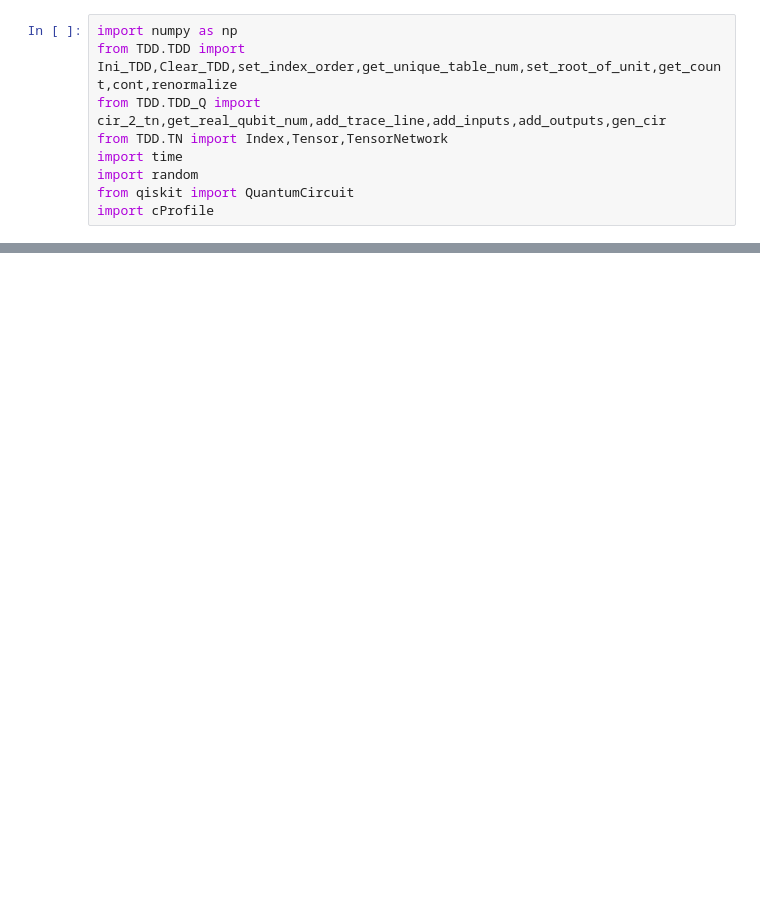
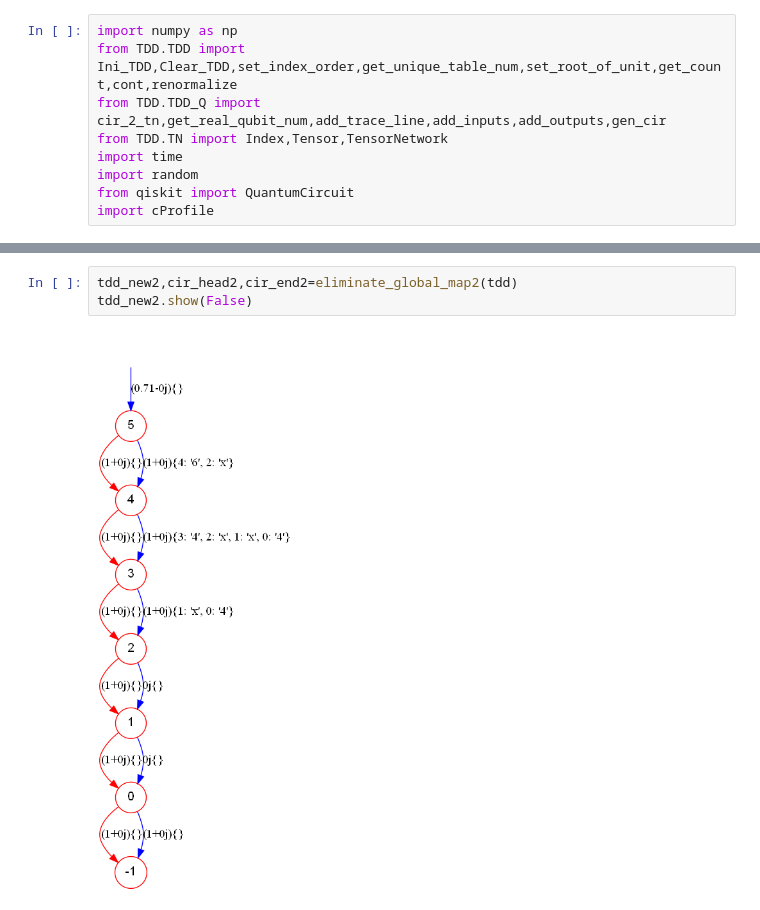
Before and after one commit to Veriqc/LimTDD, a Jupyter notebook: Test_Syn.ipynb, the cells around one changed output, grey strips where cells are left out. Saved outputs shown, nothing was run; the diff lists cells and outputs as text; blank space fills up the shorter version.

```diff
--- a/Test_Syn.ipynb
+++ b/Test_Syn.ipynb
@@ -325,0 +363,5 @@ tdd_new2.show(False)
+# %%
+tdd_new2,cir_head2,cir_end2=eliminate_global_map2(tdd)
+tdd_new2.show(False)
+# %% [output]
+[figure, added]
```
Also changed, not shown: parts of 12 cells of this notebook, 6 other files.
